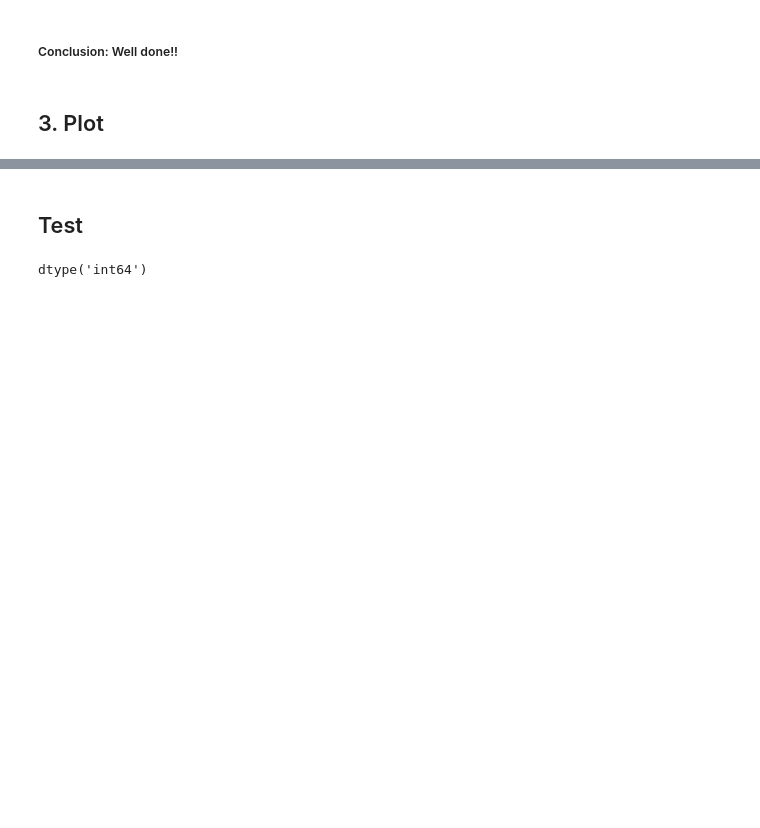
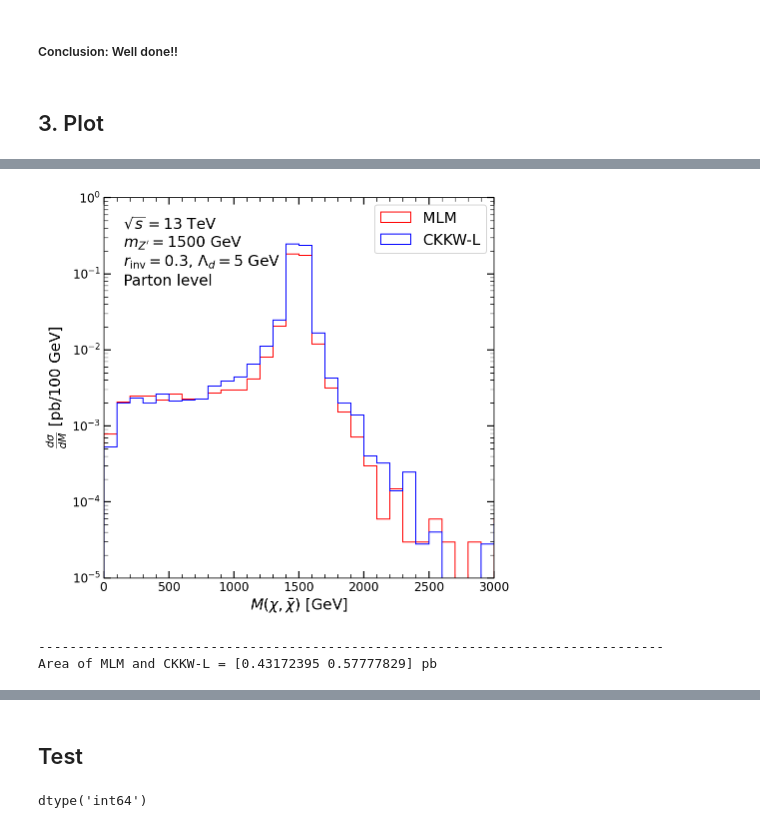
Before and after one commit to YW-Hsiao/svj_setting_master, a Jupyter notebook: scheme_1/plotting/plotting_1_mlm_ckkwl.ipynb, the cells around one changed output, grey strips where cells are left out. Cells and saved outputs as stored; diff of their text form; code cells hidden in the pictures; blank space fills up the shorter version.

Commit message:
add plotting_1_mlm_ckkwl 20220602

```diff
--- a/scheme_1/plotting/plotting_1_mlm_ckkwl.ipynb
+++ b/scheme_1/plotting/plotting_1_mlm_ckkwl.ipynb
@@ -180,0 +171,18 @@ dataset_ckkwl[0].head()
+# %%
+# 1. M(xd, xdx), set_title='Invariant Mass of Dark Quark Pair'
+hist, bins = plotting('M_xdxdx', [dataset_mlm[0], dataset_ckkwl[0]],
+                      binning, color, label,
+                      weight=weight, selected=selected_all,
+                      set_title=None,
+                      xlabel=r'$M(\chi, \bar{\chi})$ [GeV]',
+                      ylabel=r'$\frac{d\sigma}{dM}$ [pb/100 GeV]',
+                      yscale='log', ymajor_locator=LogLocator(),
+                      yminor_locator=LogLocator(base=10, subs='auto'),
+                      xlim=(0, 3000), ylim=(1/100000, 1),
+                      text=text_parton, text_xy=text_xy, savefig='./figures_1_mlm_ckkwl/fig_01-M_xdxdx.pdf')
+print('-'*80)
+print(f'Area of MLM and CKKW-L = {np.sum(hist, axis=1)} pb')
+# %% [output]
+[figure, added]
+--------------------------------------------------------------------------------
+Area of MLM and CKKW-L = [0.43172395 0.57777829] pb
```
Also changed, not shown: parts of 66 cells of this notebook, 1 other file.
